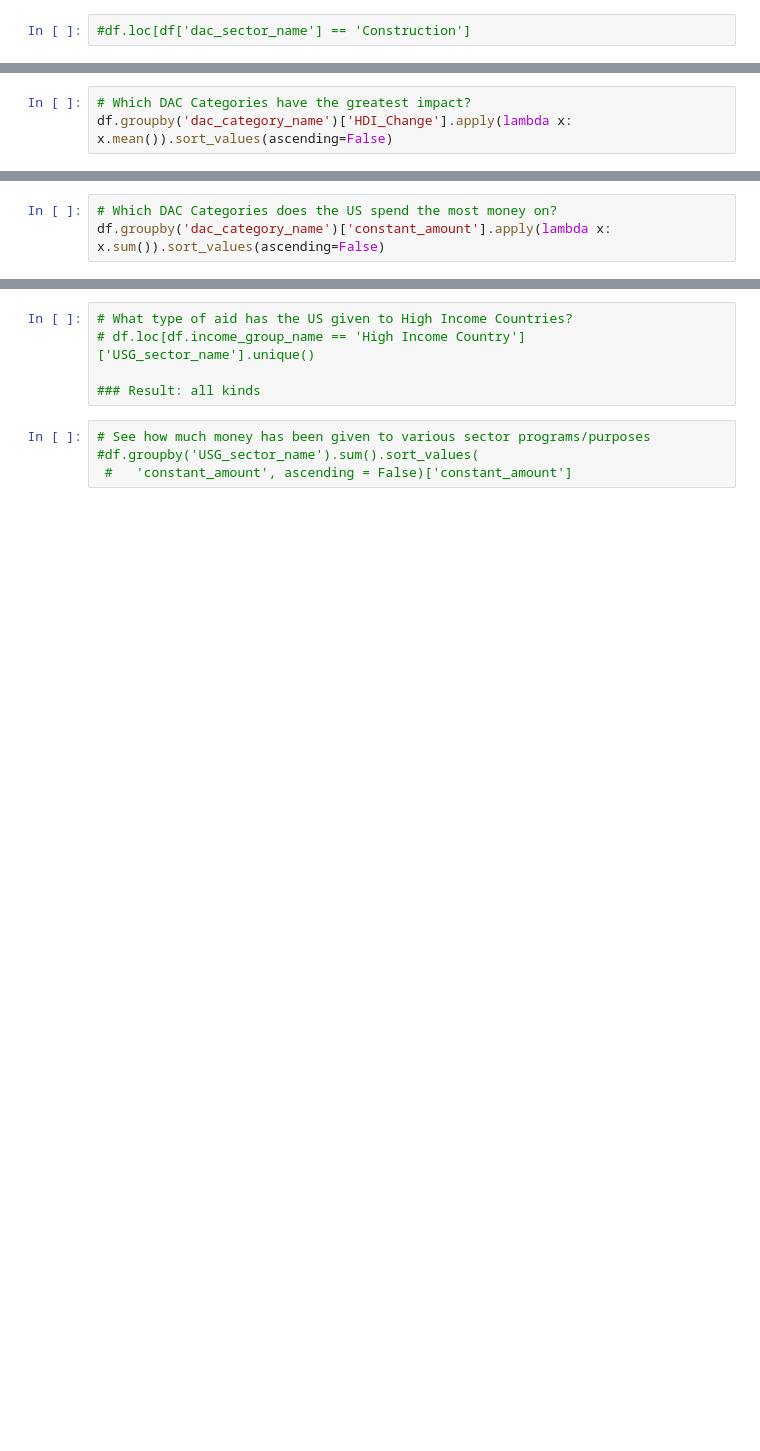
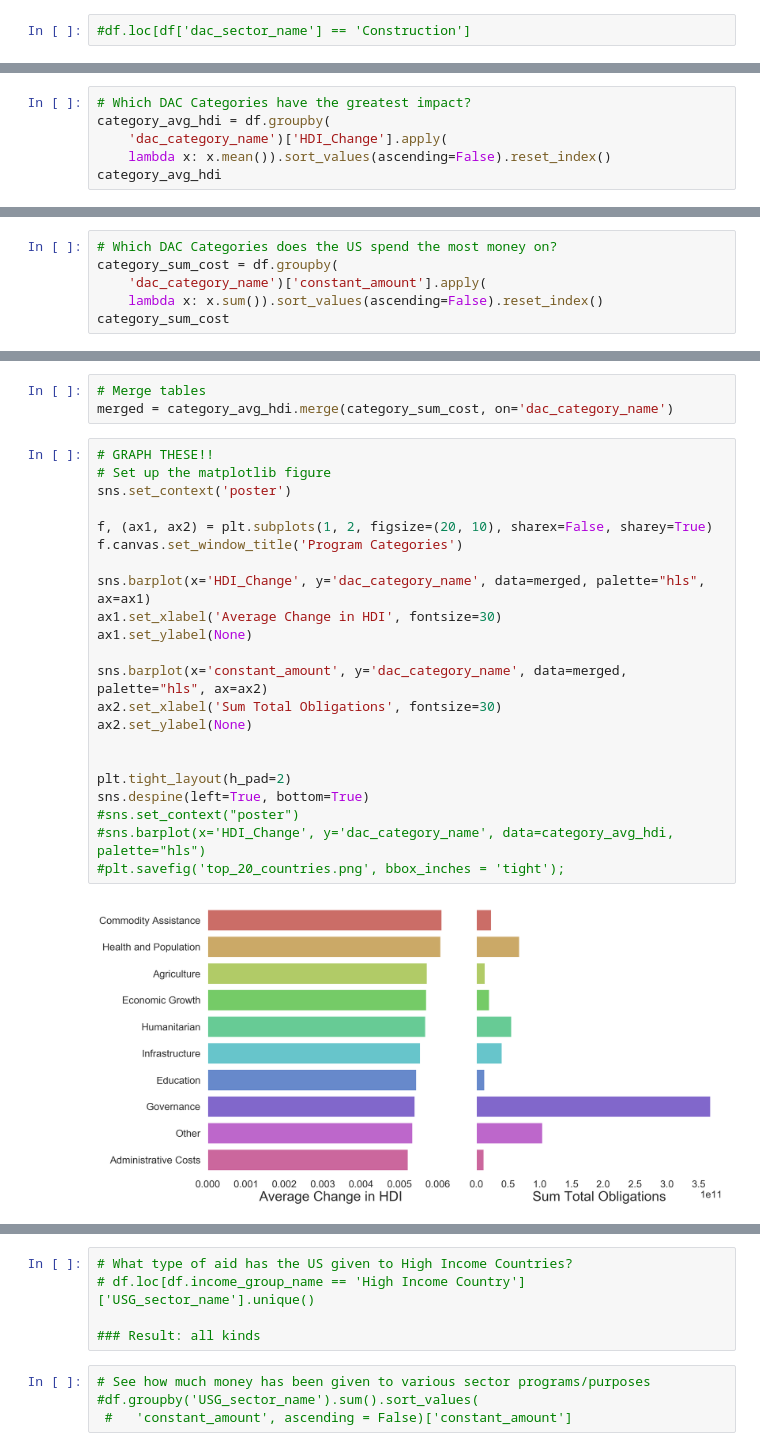
Before and after one commit to geneveeves/Metis_Project5, a Jupyter notebook: 03_Project5_EDA_AllData.ipynb, the cells around one changed output, grey strips where cells are left out. Cells and saved outputs as stored; diff of their text form; blank space fills up the shorter version.

```diff
--- a/03_Project5_EDA_AllData.ipynb
+++ b/03_Project5_EDA_AllData.ipynb
@@ -268,5 +268,8 @@ Unallocated/ Unspecified                               43725676
 Name: constant_amount, dtype: int64
 # %%
 # Which DAC Categories have the greatest impact?
-df.groupby('dac_category_name')['HDI_Change'].apply(lambda x: x.mean()).sort_values(ascending=False)
+category_avg_hdi = df.groupby(
+    'dac_category_name')['HDI_Change'].apply(
+    lambda x: x.mean()).sort_values(ascending=False).reset_index()
+category_avg_hdi
 # %% [output]
@@ -285,4 +289,7 @@ Name: HDI_Change, dtype: float64
 # %%
 # Which DAC Categories does the US spend the most money on?
-df.groupby('dac_category_name')['constant_amount'].apply(lambda x: x.sum()).sort_values(ascending=False)
+category_sum_cost = df.groupby(
+    'dac_category_name')['constant_amount'].apply(
+    lambda x: x.sum()).sort_values(ascending=False).reset_index()
+category_sum_cost
 # %% [output]
@@ -301,3 +307,30 @@ Name: constant_amount, dtype: int64
+# %%
+# Merge tables
+merged = category_avg_hdi.merge(category_sum_cost, on='dac_category_name')
+# %%
+# GRAPH THESE!!
+# Set up the matplotlib figure
+sns.set_context('poster')
+
+f, (ax1, ax2) = plt.subplots(1, 2, figsize=(20, 10), sharex=False, sharey=True)
+f.canvas.set_window_title('Program Categories')
+
+sns.barplot(x='HDI_Change', y='dac_category_name', data=merged, palette="hls", ax=ax1)
+ax1.set_xlabel('Average Change in HDI', fontsize=30)
+ax1.set_ylabel(None)
+
+sns.barplot(x='constant_amount', y='dac_category_name', data=merged, palette="hls", ax=ax2)
+ax2.set_xlabel('Sum Total Obligations', fontsize=30)
+ax2.set_ylabel(None)
+
+
+plt.tight_layout(h_pad=2)
+sns.despine(left=True, bottom=True)
+#sns.set_context("poster")
+#sns.barplot(x='HDI_Change', y='dac_category_name', data=category_avg_hdi, palette="hls")
+#plt.savefig('top_20_countries.png', bbox_inches = 'tight');
+# %% [output]
+[figure, added]
 # %%
 # Take a look at which countries the US has given the most aid to from 1990-2017
 # Dollar amounts are in 2016 USD
```
Also changed, not shown: parts of 24 cells of this notebook, 4 other files.
